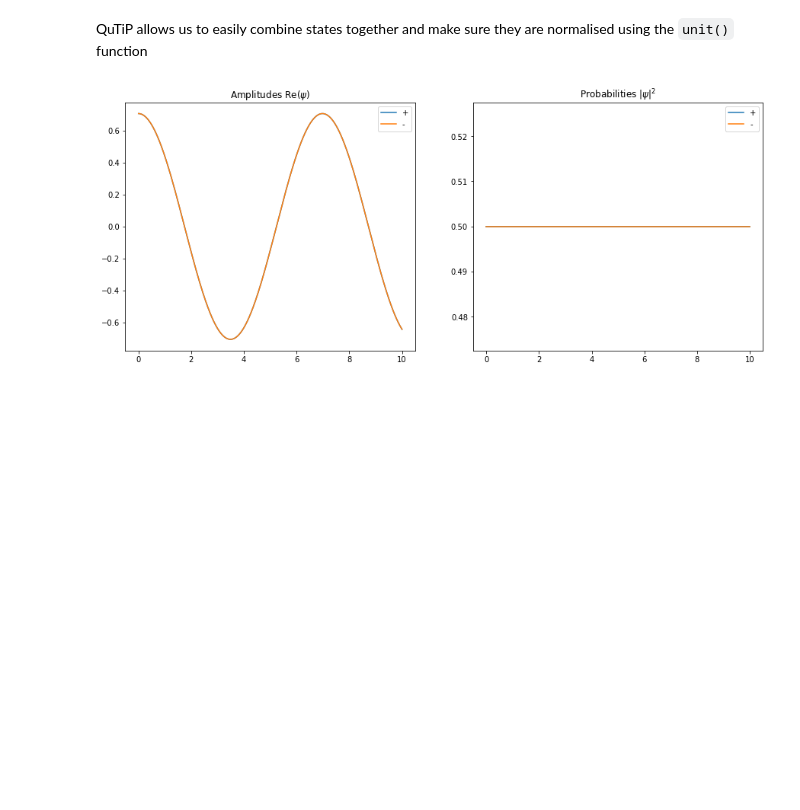
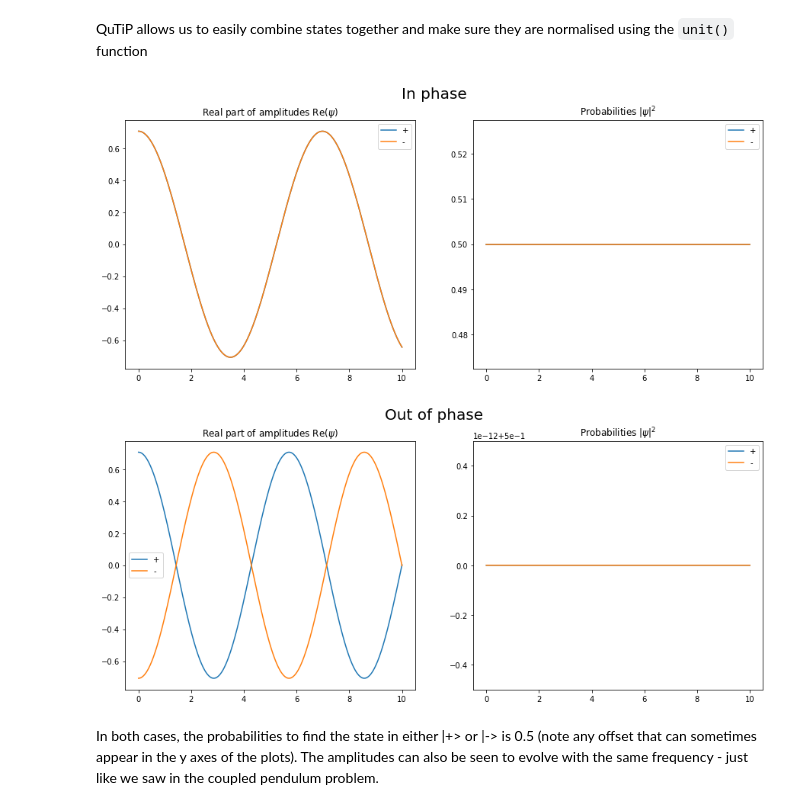
Before and after one commit to project-ida/two-state-quantum-systems, a Jupyter notebook: 01-an-isolated-two-state-system.ipynb, the cells around one changed output. Drawn from its saved outputs; the diff is of its cells as text; code cells hidden in the pictures; blank space fills up the shorter version.

```diff
--- a/01-an-isolated-two-state-system.ipynb
+++ b/01-an-isolated-two-state-system.ipynb
@@ -176,7 +176,8 @@ Let's use QuTiP to see this.
 # %% [markdown]
 QuTiP allows us to easily combine states together and make sure they are normalised using the `unit()` function
 # %%
-psi0 = (plus + minus).unit()
+in_phase = (plus + minus).unit()
+out_phase = (plus - minus).unit()
 # %%
 E0 = 1.0
 A = 0.1
@@ -185,11 +186,10 @@ H = E0*qeye(2) - A*sigmax()
 
 times = np.linspace(0.0, 10.0, 1000) # simulation time
 
-result = sesolve(H, psi0, times)
+# First let's get the evolution of the state when initialised as "in phase"
+result = sesolve(H, in_phase, times)
 df_coupled_in_phase =  states_to_df(result.states, times)
+
+# Secondly let's get the evolution of the state when initialised as "out of phase"
+result = sesolve(H, out_phase, times)
+df_coupled_out_phase =  states_to_df(result.states, times)
-# %%
-fig, axes = plt.subplots(nrows=1, ncols=2, figsize=(15,6))
-df_coupled_in_phase.plot(title="Amplitudes Re($\psi$)", ax=axes[0]);
-(df_coupled_in_phase.abs()**2).plot(title="Probabilities $|\psi|^2$", ax=axes[1]);
-# %% [output]
-[figure, removed]
@@ -197,0 +196,20 @@ df_coupled_in_phase.plot(title="Amplitudes Re($\psi$)", ax=axes[0]);
+# %%
+## First plot the In phase solution
+fig, axes = plt.subplots(nrows=1, ncols=2, figsize=(15,6))
+df_coupled_in_phase.plot(title="Real part of amplitudes Re($\psi$)", ax=axes[0]);
+(df_coupled_in_phase.abs()**2).plot(title="Probabilities $|\psi|^2$", ax=axes[1]);
+fig.suptitle('In phase', fontsize=20)
+
+## Secondly plot the Out of phase solution
+fig, axes = plt.subplots(nrows=1, ncols=2, figsize=(15,6))
+df_coupled_out_phase.plot(title="Real part of amplitudes Re($\psi$)", ax=axes[0]);
+(df_coupled_out_phase.abs()**2).plot(title="Probabilities $|\psi|^2$", ax=axes[1]);
+fig.suptitle('Out of phase', fontsize=20);
+
+# Use the following to remove the y-offset from out of phase probabilities if you find there is one
+# axes[1].get_yaxis().get_major_formatter().set_useOffset(False)
+# %% [output]
+[figure, added]
+[figure, added]
+# %% [markdown]
+In both cases, the probabilities to find the state in either |+> or |-> is 0.5 (note any offset that can sometimes appear in the y axes of the plots). The amplitudes can also be seen to evolve with the same frequency - just like we saw in the coupled pendulum problem.
```
Also changed, not shown: parts of 12 cells of this notebook.
